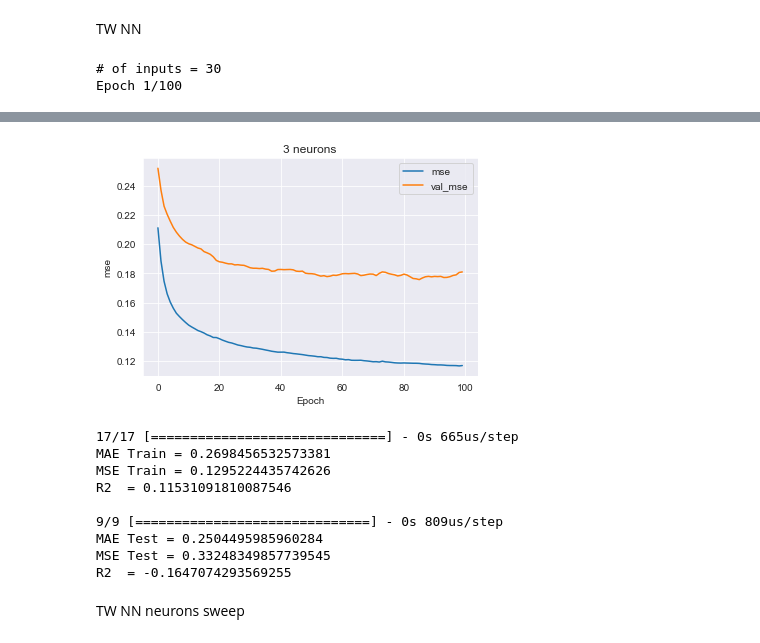
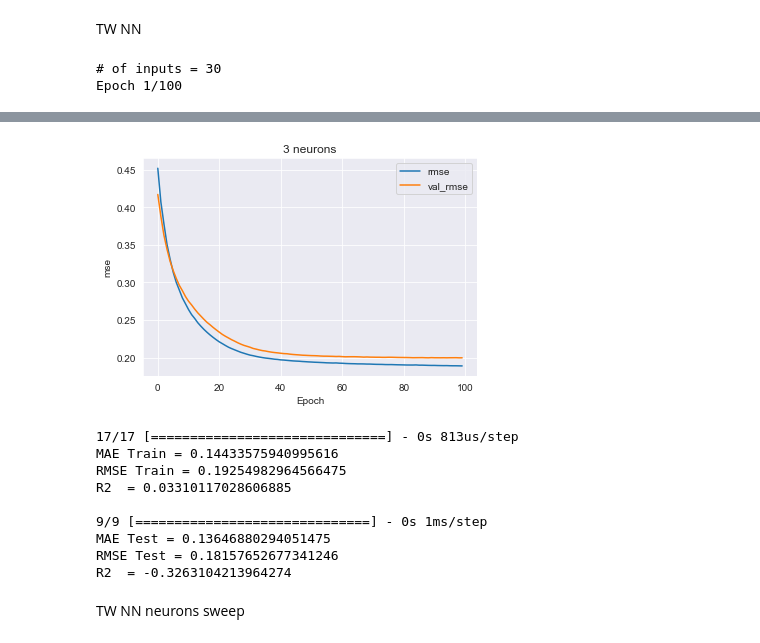
Before and after one commit to trpubz/DBacksAnalysis, a Jupyter notebook: 3Data Prep_Modeling/Data_NN.ipynb, the cells around one changed output, grey strips where cells are left out. Drawn from its saved outputs; the diff is of its cells as text; code cells hidden in the pictures.

```diff
--- a/3Data Prep_Modeling/Data_NN.ipynb
+++ b/3Data Prep_Modeling/Data_NN.ipynb
@@ -684,24 +704,19 @@ TW NN
 # %%
 # Define the loss plot
 def plot_loss(history, num_neurons):
-  plt.plot(history.history['mse'], label='mse')
-  plt.plot(history.history['val_mse'], label='val_mse')
-  # plt.ylim([0, y_lim])
-  plt.xlabel('Epoch')
-  plt.ylabel('mse')
-  plt.legend()
-  plt.title(f"{num_neurons} neurons")
+    plt.plot(history.history['root_mean_squared_error'], label='rmse')
+    plt.plot(history.history['val_root_mean_squared_error'], label='val_rmse')
+    # plt.ylim([0, y_lim])
+    plt.xlabel('Epoch')
+    plt.ylabel('mse')
+    plt.legend()
+    plt.title(f"{num_neurons} neurons")
 
-  plt.grid(True)
-  plt.show()
+    plt.grid(True)
+    plt.show()
 
-
-import numpy as np
-import tensorflow as tf
-from   tensorflow import keras
 from   tensorflow.keras import layers, regularizers
 from   tensorflow.keras.layers.experimental import preprocessing
-import matplotlib
 import matplotlib.pyplot as plt
 from   tensorflow.keras.optimizers import Adam
 
@@ -722,13 +737,13 @@ model = keras.Sequential([normalizer,
 
 model.compile(loss='mse',
               optimizer=tf.keras.optimizers.Adam(0.001),
-              metrics='mse')
+              metrics=[tf.keras.metrics.RootMeanSquaredError(), tf.keras.metrics.MeanAbsoluteError(), RSquare()])
 
 history = model.fit(X_train,
-                    y_train,
+                    y_train_trx,
                     batch_size=32,
                     epochs=100,
-                    validation_split = 0.2)  # Calculate validation results on 20% of the training data
+                    validation_data=(X_test, y_test_trx))  # Calculate validation results on 35% of the training data
 
 # Isolate and plot training curves
 hist = pd.DataFrame(history.history)
@@ -741,16 +756,16 @@ from sklearn.metrics import r2_score
 
 # train
 y_pred = model.predict(X_train)
-print(f"MAE Train = {mean_absolute_error(y_train, y_pred)}")
-print(f"MSE Train = { mean_squared_error(y_train, y_pred)}")
-print(f"R2  = {                 r2_score(y_train, y_pred)}")
+print(f"MAE Train = {mean_absolute_error(y_train_trx, y_pred)}")
+print(f"RMSE Train = {mean_squared_error(y_train_trx, y_pred, squared=False)}")
+print(f"R2  = {                 r2_score(y_train_trx, y_pred)}")
 print(f"")
 
 # holdout
 y_pred = model.predict(X_test)
-print(f"MAE Test = {mean_absolute_error(y_test, y_pred)}")
-print(f"MSE Test = { mean_squared_error(y_test, y_pred, squared=False)}")
-print(f"R2  = {                r2_score(y_test, y_pred)}")
+print(f"MAE Test = {mean_absolute_error(y_test_trx, y_pred)}")
+print(f"RMSE Test = {mean_squared_error(y_test_trx, y_pred, squared=False)}")
+print(f"R2  = {                r2_score(y_test_trx, y_pred)}")
 # %% [output]
 # of inputs = 30
 Epoch 1/100
@@ -774,13 +789,13 @@ Epoch 100/100
-[figure, old version]
+[figure, new version]
-17/17 [==============================] - 0s 665us/step
-MAE Train = 0.2698456532573381
-MSE Train = 0.1295224435742626
-R2  = 0.11531091810087546
+17/17 [==============================] - 0s 813us/step
+MAE Train = 0.14433575940995616
+RMSE Train = 0.19254982964566475
+R2  = 0.03310117028606885
 
-9/9 [==============================] - 0s 809us/step
-MAE Test = 0.2504495985960284
-MSE Test = 0.33248349857739545
-R2  = -0.1647074293569255
+9/9 [==============================] - 0s 1ms/step
+MAE Test = 0.13646880294051475
+RMSE Test = 0.18157652677341246
+R2  = -0.3263104213964274
 # %% [markdown]
 TW NN neurons sweep
 # %%
```
Also changed, not shown: parts of 7 cells of this notebook, 2 other files.
